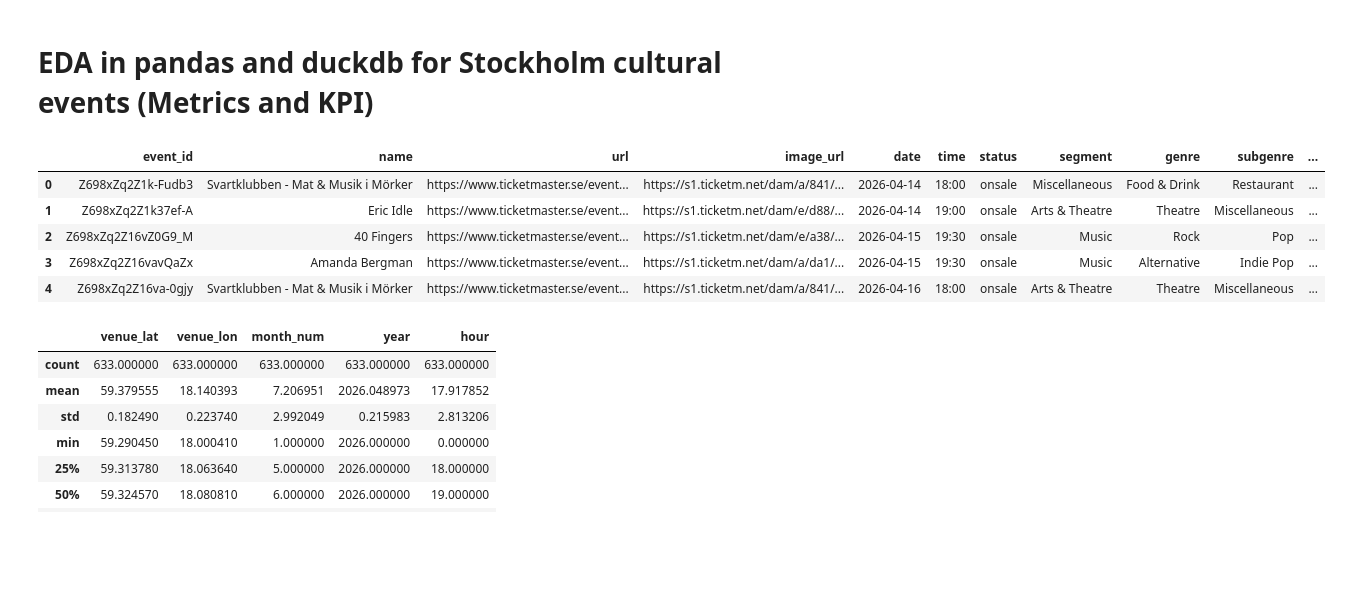
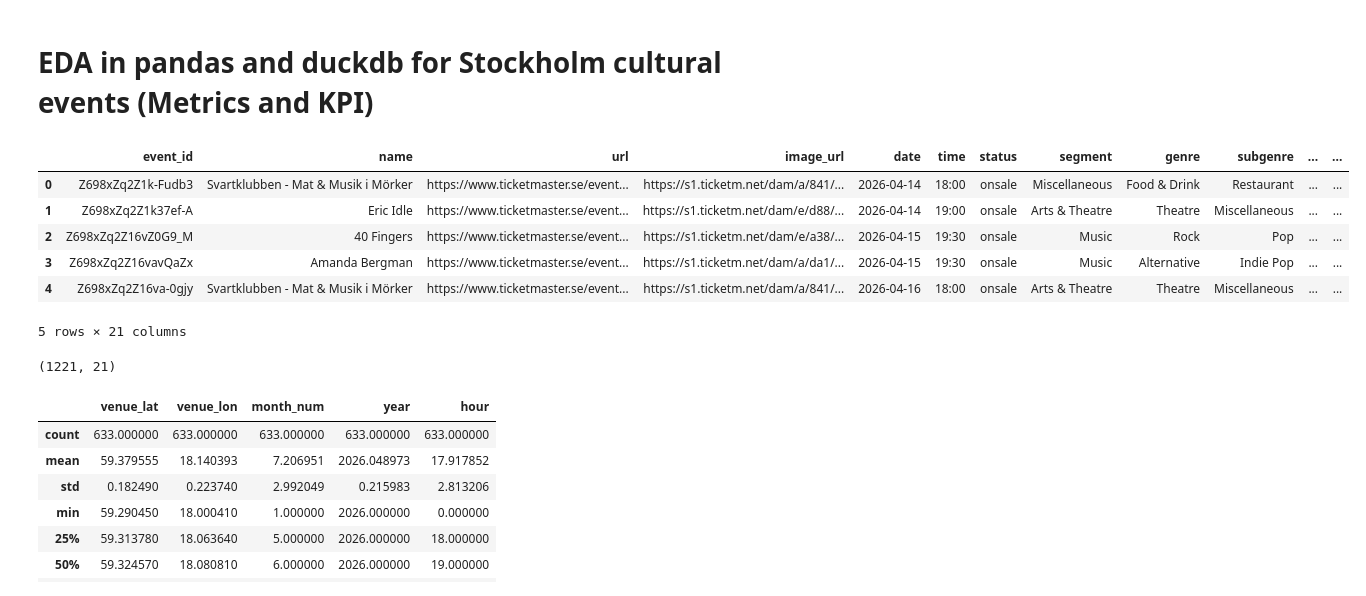
Before and after one commit to LisaYllander92/Visualization_project, a Jupyter notebook: eda/eda_dennis.ipynb, the cells around one changed output. Saved outputs shown, nothing was run; the diff lists cells and outputs as text; code cells hidden in the pictures; blank space fills up the shorter version.

```diff
--- a/eda/eda_dennis.ipynb
+++ b/eda/eda_dennis.ipynb
@@ -9,16 +9,21 @@ import matplotlib.pyplot as plt
 # %%
 # Load data and quick checks/exploration of dataset
 
-df = pd.read_csv("app/data/output/events_full_year.csv")
+df = pd.read_csv("api/data/events_combined.csv")
 
 df.head()
 # %% [output]
-|  | event_id | name | url | image_url | date | time | status | segment | genre | subgenre | ... |
-| 0 | Z698xZq2Z1k-Fudb3 | Svartklubben - Mat & Musik i Mörker | https://www.ticketmaster.se/event... | https://s1.ticketm.net/dam/a/841/... | 2026-04-14 | 18:00 | onsale | Miscellaneous | Food & Drink | Restaurant | ... |
-| 1 | Z698xZq2Z1k37ef-A | Eric Idle | https://www.ticketmaster.se/event... | https://s1.ticketm.net/dam/e/d88/... | 2026-04-14 | 19:00 | onsale | Arts & Theatre | Theatre | Miscellaneous | ... |
-| 2 | Z698xZq2Z16vZ0G9_M | 40 Fingers | https://www.ticketmaster.se/event... | https://s1.ticketm.net/dam/e/a38/... | 2026-04-15 | 19:30 | onsale | Music | Rock | Pop | ... |
-| 3 | Z698xZq2Z16vavQaZx | Amanda Bergman | https://www.ticketmaster.se/event... | https://s1.ticketm.net/dam/a/da1/... | 2026-04-15 | 19:30 | onsale | Music | Alternative | Indie Pop | ... |
-| 4 | Z698xZq2Z16va-0gjy | Svartklubben - Mat & Musik i Mörker | https://www.ticketmaster.se/event... | https://s1.ticketm.net/dam/a/841/... | 2026-04-16 | 18:00 | onsale | Arts & Theatre | Theatre | Miscellaneous | ... |
+|  | event_id | name | url | image_url | date | time | status | segment | genre | subgenre | ... | ... |
+| 0 | Z698xZq2Z1k-Fudb3 | Svartklubben - Mat & Musik i Mörker | https://www.ticketmaster.se/event... | https://s1.ticketm.net/dam/a/841/... | 2026-04-14 | 18:00 | onsale | Miscellaneous | Food & Drink | Restaurant | ... | ... |
+| 1 | Z698xZq2Z1k37ef-A | Eric Idle | https://www.ticketmaster.se/event... | https://s1.ticketm.net/dam/e/d88/... | 2026-04-14 | 19:00 | onsale | Arts & Theatre | Theatre | Miscellaneous | ... | ... |
+| 2 | Z698xZq2Z16vZ0G9_M | 40 Fingers | https://www.ticketmaster.se/event... | https://s1.ticketm.net/dam/e/a38/... | 2026-04-15 | 19:30 | onsale | Music | Rock | Pop | ... | ... |
+| 3 | Z698xZq2Z16vavQaZx | Amanda Bergman | https://www.ticketmaster.se/event... | https://s1.ticketm.net/dam/a/da1/... | 2026-04-15 | 19:30 | onsale | Music | Alternative | Indie Pop | ... | ... |
+| 4 | Z698xZq2Z16va-0gjy | Svartklubben - Mat & Musik i Mörker | https://www.ticketmaster.se/event... | https://s1.ticketm.net/dam/a/841/... | 2026-04-16 | 18:00 | onsale | Arts & Theatre | Theatre | Miscellaneous | ... | ... |
+5 rows × 21 columns
+# %%
+df.shape
+# %% [output]
+(1221, 21)
 # %%
 df.describe()
 # %% [output]
```
Also changed, not shown: parts of 17 cells of this notebook.
